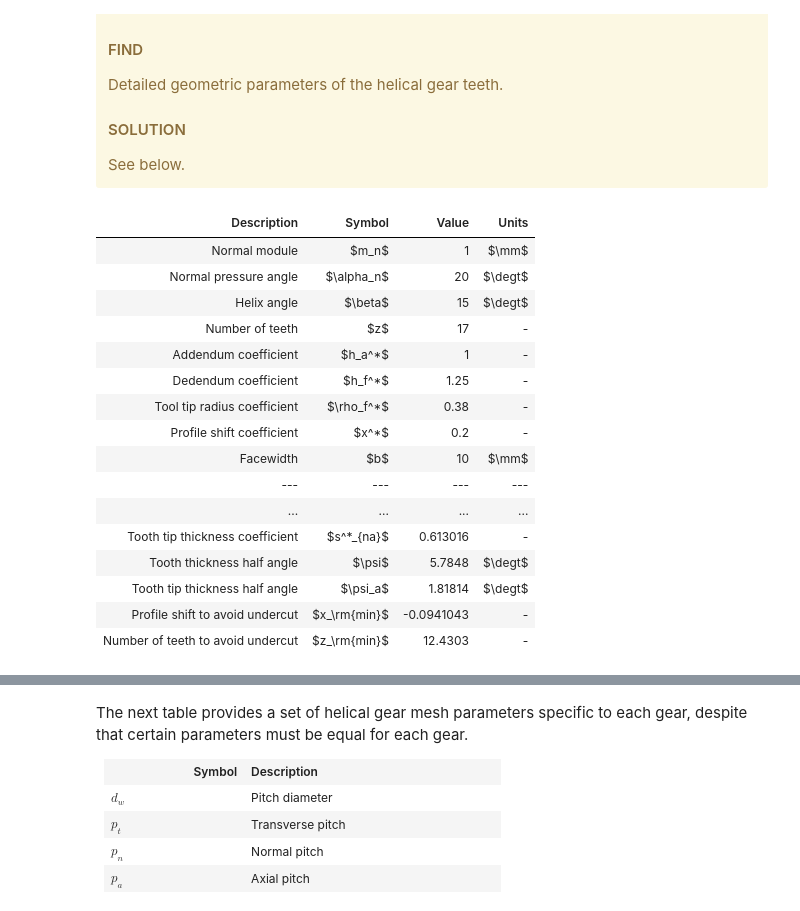
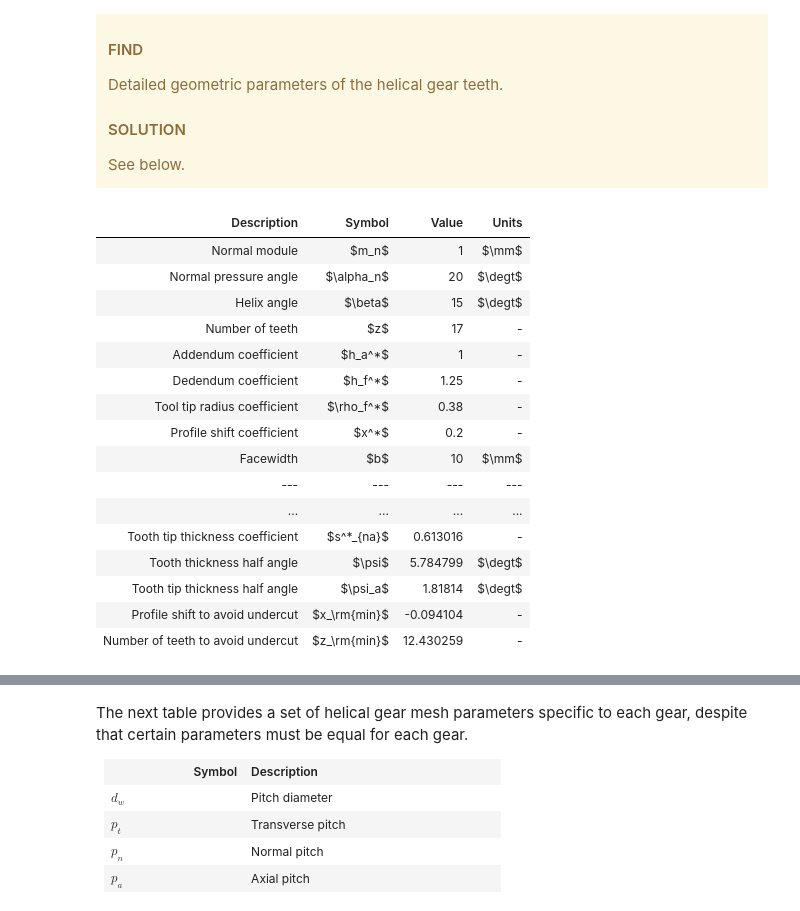
Before and after one commit to drivetrainhub/notebooks-gears, a Jupyter notebook: geometry/Chapter 3 - Helical Gears.ipynb, the cells around one changed output, grey strips where cells are left out. Cells and saved outputs as stored; diff of their text form; code cells hidden in the pictures.

```diff
--- a/geometry/Chapter 3 - Helical Gears.ipynb
+++ b/geometry/Chapter 3 - Helical Gears.ipynb
@@ -608,40 +610,40 @@ data = [
     ['Helix pitch length', '$p_\\beta$', helix_pitch, '$\mm$'],
     ['Transverse pitch', '$p_t$', pitch_transverse, '$\mm$'],
     ['Normal pitch', '$p_n$', pitch_normal, '$\mm$'],
-    ['Transverse base pitch', '$p_t$', base_pitch_transverse, '$\mm$'],
+    ['Transverse base pitch', '$p_{bt}$', base_pitch_transverse, '$\mm$'],
     ['Normal base pitch', '$p_n$', base_pitch_normal, '$\mm$'],
     ['Transverse diametral pitch', '$P_t$', diametral_pitch_transverse, '$\perinch$'],
     ['Normal diametral pitch', '$P_n$', diametral_pitch_normal, '$\perinch$'],
     ['Transverse tooth thickness', '$s_t$', tooth_thickness_transverse, '$\mm$'],
     ['Normal tooth thickness', '$s_n$', tooth_thickness_normal, '$\mm$'],
     ['Transverse tooth tip thickness', '$s_{ta}$', tooth_thickness_transverse_tip, '$\mm$'],
     ['Normal tooth tip thickness', '$s_{na}$', tooth_thickness_normal_tip, '$\mm$'],
     ['Tooth tip thickness coefficient', '$s^*_{na}$', tooth_thickness_tip_coefficient, '-'],
     ['Tooth thickness half angle', '$\psi$', degrees(tooth_thickness_half_angle), '$\degt$'],
     ['Tooth tip thickness half angle', '$\psi_a$', degrees(tooth_thickness_half_angle_tip), '$\degt$'],
     ['Profile shift to avoid undercut', '$x_\rm{min}$', x_min, '-'],
     ['Number of teeth to avoid undercut', '$z_\rm{min}$', z_min, '-'],
 ]
 df = pd.DataFrame(data=data, columns=cols)
 display(HTML(df.to_html(index=False)))
 # %% [output]
 | Description | Symbol | Value | Units |
 | Normal module | $m_n$ | 1 | $\mm$ |
 | Normal pressure angle | $\alpha_n$ | 20 | $\degt$ |
 | Helix angle | $\beta$ | 15 | $\degt$ |
 | Number of teeth | $z$ | 17 | - |
 | Addendum coefficient | $h_a^*$ | 1 | - |
 | Dedendum coefficient | $h_f^*$ | 1.25 | - |
 | Tool tip radius coefficient | $\rho_f^*$ | 0.38 | - |
 | Profile shift coefficient | $x^*$ | 0.2 | - |
 | Facewidth | $b$ | 10 | $\mm$ |
 | --- | --- | --- | --- |
 | ... | ... | ... | ... |
 | Tooth tip thickness coefficient | $s^*_{na}$ | 0.613016 | - |
-| Tooth thickness half angle | $\psi$ | 5.7848 | $\degt$ |
+| Tooth thickness half angle | $\psi$ | 5.784799 | $\degt$ |
 | Tooth tip thickness half angle | $\psi_a$ | 1.81814 | $\degt$ |
-| Profile shift to avoid undercut | $x_\rm{min}$ | -0.0941043 | - |
-| Number of teeth to avoid undercut | $z_\rm{min}$ | 12.4303 | - |
+| Profile shift to avoid undercut | $x_\rm{min}$ | -0.094104 | - |
+| Number of teeth to avoid undercut | $z_\rm{min}$ | 12.430259 | - |
 # %% [markdown]
 ## Gear Mesh
 
```
Also changed, not shown: parts of 13 cells of this notebook, 4 other files.
